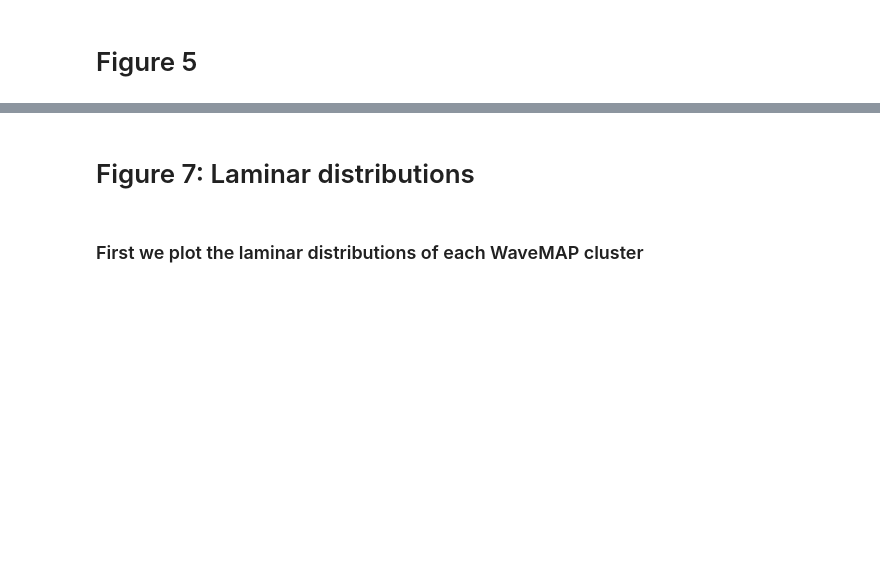
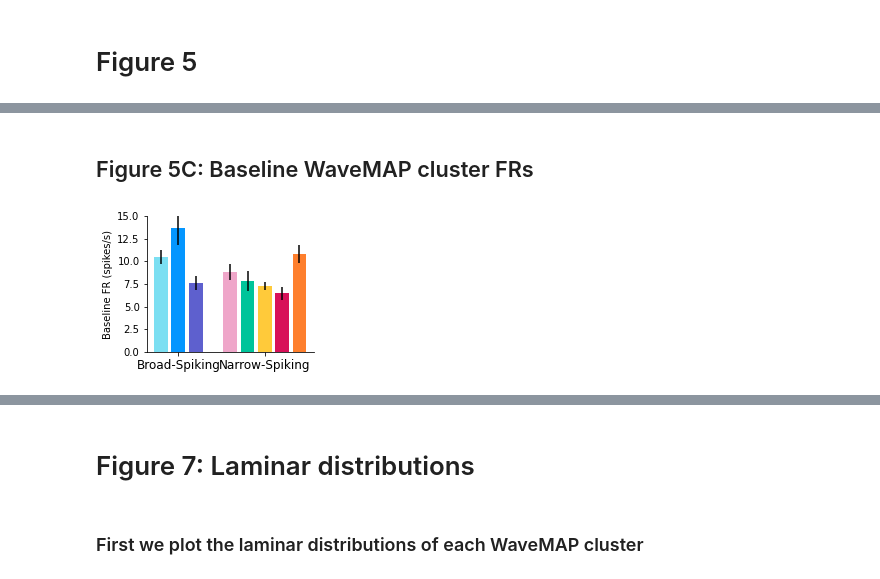
Before and after one commit to EricKenjiLee/WaveMAP_Paper, a Jupyter notebook: WaveMAP_Figures_Data.ipynb, the cells around one changed output, grey strips where cells are left out. Drawn from its saved outputs; the diff is of its cells as text; code cells hidden in the pictures; blank space fills up the shorter version.

```diff
--- a/WaveMAP_Figures_Data.ipynb
+++ b/WaveMAP_Figures_Data.ipynb
@@ -1003,0 +1213,59 @@ f, arr = plt.subplots(8)
+# %% [markdown]
+## Figure 5C: Baseline WaveMAP cluster FRs
+# %%
+def bootstrap_median(data,iter_=5000):
+    median_list = []
+
+    for i in range(iter_):
+        median_list.append(np.median(np.random.choice(data,len(data))))
+
+    return np.mean(median_list), np.std(median_list)
+
+def get_baseline_FR_stats(df,clust_ix,conf=0.95,UMAP_clusts=True):
+    baseline_FR = baseline_FR_df[baseline_FR_df['dbscan_color']==str(clust_ix)]['baseline_FR'].tolist()
+
+    if not UMAP_clusts:
+        GMM_baseline_FR = GMM_baseline_FR_df[GMM_baseline_FR_df['GMM_class']==str(clust_ix)]['baseline_FR'].tolist()
+
+    n = len(baseline_FR)
+    m, se = np.median(baseline_FR), scipy.stats.sem(baseline_FR)
+    h = se * scipy.stats.t.ppf((1 + conf) / 2., n-1)
+    return m, se, m-h, m+h
+
+def get_baseline_FR(df,clust_ix,UMAP_clusts=True):
+    baseline_FR = baseline_FR_df[baseline_FR_df['dbscan_color']==str(clust_ix)]['baseline_FR'].tolist()
+
+    if not UMAP_clusts:
+        GMM_baseline_FR = GMM_baseline_FR_df[GMM_baseline_FR_df['GMM_class']==str(clust_ix)]['baseline_FR'].tolist()
+
+    return baseline_FR
+
+f, arr = plt.subplots(1)
+f.set_size_inches(3,2.5)
+
+for i,clust_ix in enumerate([5,6,0]):
+    start_ix = 0
+
+    median, med_se = bootstrap_median(get_baseline_FR(baseline_FR_df,clust_ix))
+
+    arr.bar(start_ix+i, median,
+            color=UMAP_and_GMM[UMAP_and_GMM['color']==clust_ix]['dbscan_hex'],
+           yerr=med_se)
+
+for i,clust_ix in enumerate([7,1,2,3,4]):
+    start_ix = 4
+
+    median, med_se = bootstrap_median(get_baseline_FR(baseline_FR_df,clust_ix))
+
+    arr.bar(start_ix+i, median,
+            color=UMAP_and_GMM[UMAP_and_GMM['color']==clust_ix]['dbscan_hex'],
+           yerr=med_se)
+
+arr.set_ylabel('Baseline FR (spikes/s)')
+arr.set_xticks([1,6]);
+arr.set_xticklabels(['Broad-Spiking','Narrow-Spiking'],fontsize=12,fontname='Arial')
+arr.spines['right'].set_visible(False)
+arr.spines['top'].set_visible(False)
+arr.set_ylim(0,15);
+# %% [output]
+[figure, added]
```
Also changed, not shown: parts of 80 cells of this notebook.
